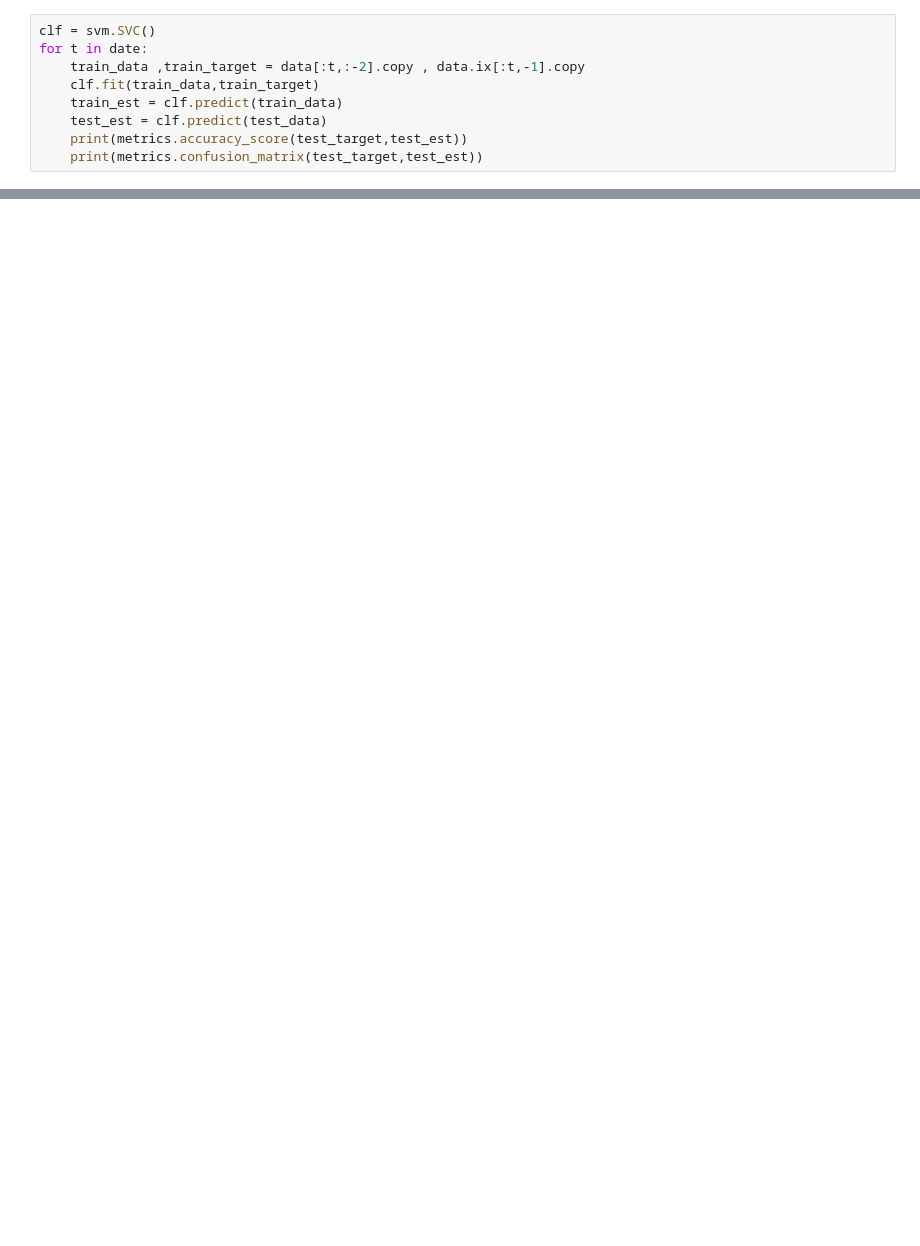
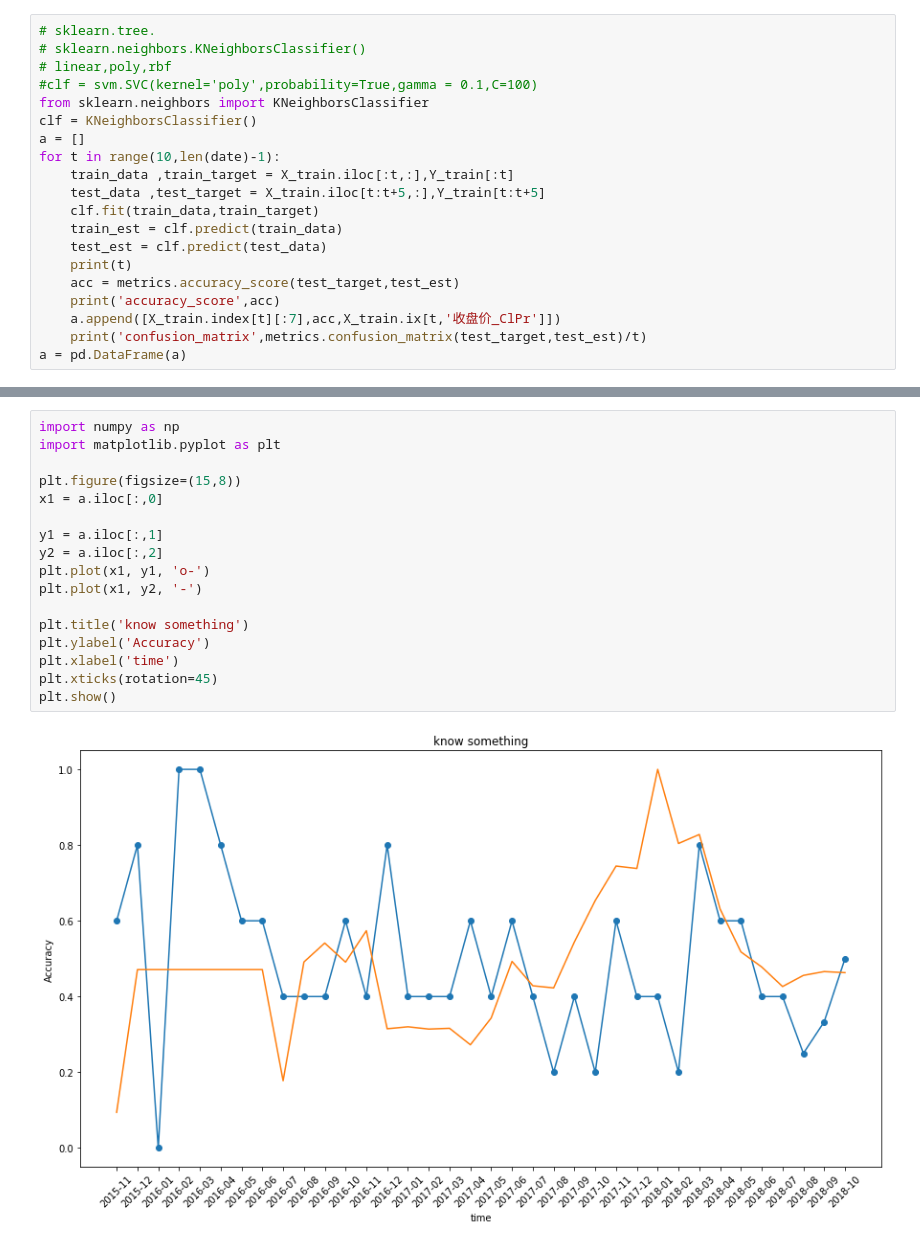
Before and after one commit to Nickszy/findstocks, a Jupyter notebook: choose_stock.ipynb, the cells around one changed output, grey strips where cells are left out. Saved outputs shown, nothing was run; the diff lists cells and outputs as text; blank space fills up the shorter version.

```diff
--- a/choose_stock.ipynb
+++ b/choose_stock.ipynb
@@ -28,9 +109,20 @@ print("The best parameters are %s with a score of %0．2f" %(grid.best_params_,g
 # %%
-clf = svm.SVC()
-for t in date:
-    train_data ,train_target = data[:t,:-2].copy , data.ix[:t,-1].copy
+# sklearn.tree.
+# sklearn.neighbors.KNeighborsClassifier()
+# linear,poly,rbf
+#clf = svm.SVC(kernel='poly',probability=True,gamma = 0.1,C=100)
+from sklearn.neighbors import KNeighborsClassifier
+clf = KNeighborsClassifier()
+a = []
+for t in range(10,len(date)-1):
+    train_data ,train_target = X_train.iloc[:t,:],Y_train[:t]
+    test_data ,test_target = X_train.iloc[t:t+5,:],Y_train[t:t+5]
     clf.fit(train_data,train_target)
     train_est = clf.predict(train_data)
     test_est = clf.predict(test_data)
-    print(metrics.accuracy_score(test_target,test_est))
-    print(metrics.confusion_matrix(test_target,test_est))
+    print(t)
+    acc = metrics.accuracy_score(test_target,test_est)
+    print('accuracy_score',acc)
+    a.append([X_train.index[t][:7],acc,X_train.ix[t,'收盘价_ClPr']])
+    print('confusion_matrix',metrics.confusion_matrix(test_target,test_est)/t)
+a = pd.DataFrame(a)
@@ -37,3 +147,22 @@ for t in date:
+# %%
+import numpy as np
+import matplotlib.pyplot as plt
+
+plt.figure(figsize=(15,8))
+x1 = a.iloc[:,0]
+
+y1 = a.iloc[:,1]
+y2 = a.iloc[:,2]
+plt.plot(x1, y1, 'o-')
+plt.plot(x1, y2, '-')
+
+plt.title('know something')
+plt.ylabel('Accuracy')
+plt.xlabel('time')
+plt.xticks(rotation=45)
+plt.show()
+# %% [output]
+[figure, added]
 # %%
 # 回测账户
 import time
```
Also changed, not shown: parts of 10 cells of this notebook, 2 other files.
